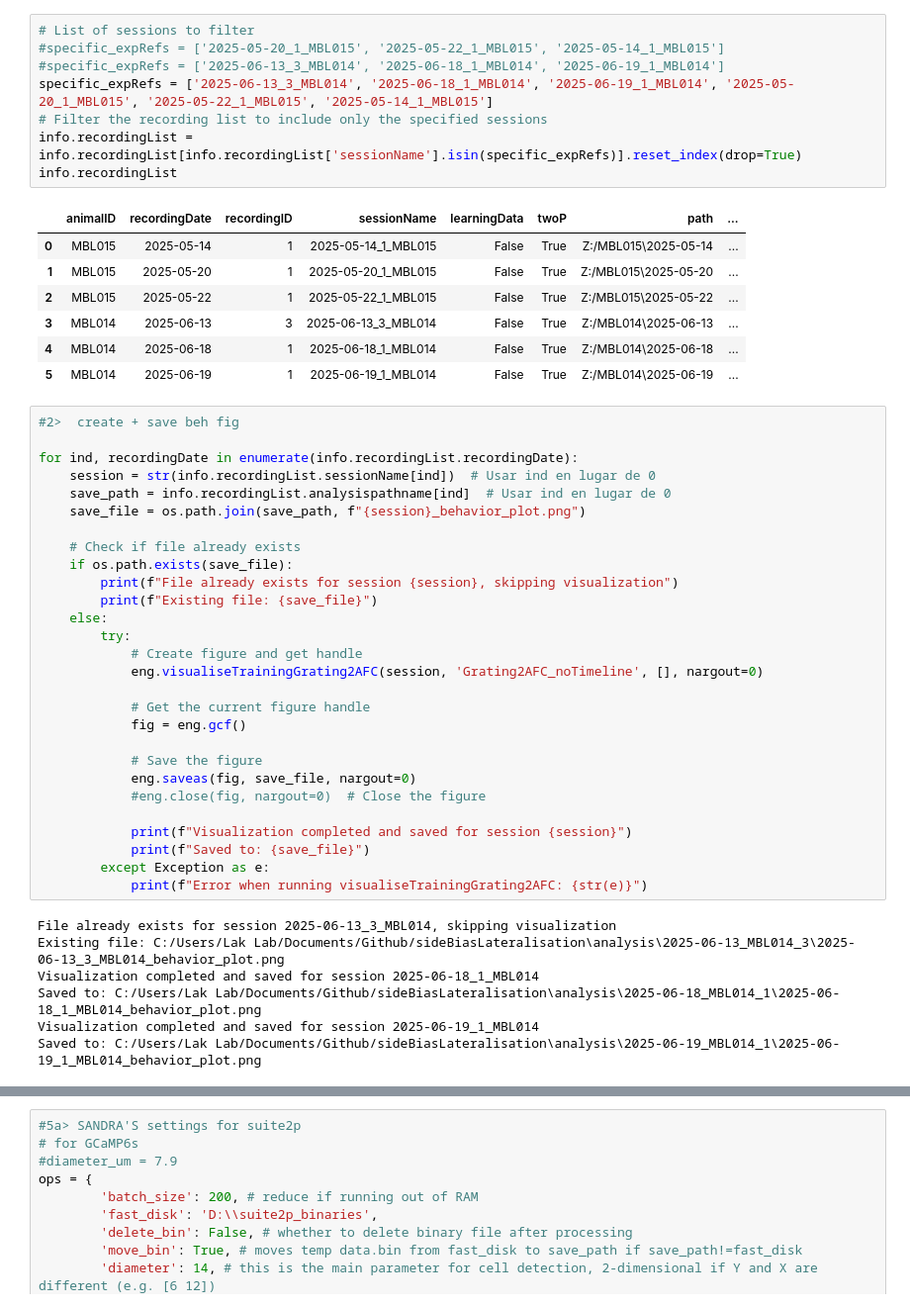
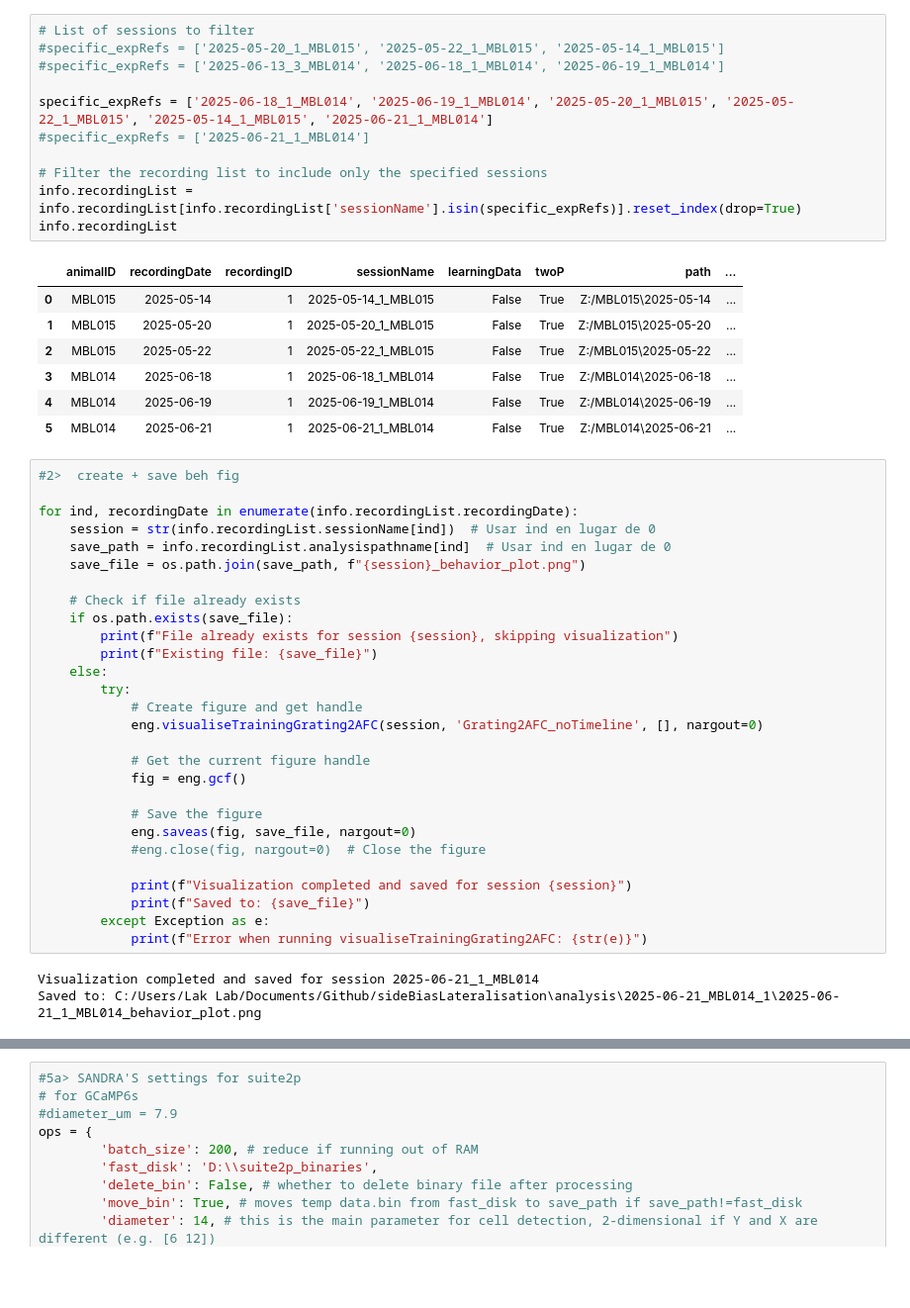
Before and after one commit to huriyeatg/sideBiasLateralisation, a Jupyter notebook: sideBiasLateralisation_preprocessing.ipynb, the cells around one changed output, grey strips where cells are left out. Shown: that part at 99% size. Cells and saved outputs as stored; diff of their text form; blank space fills up the shorter version.

```diff
--- a/sideBiasLateralisation_preprocessing.ipynb
+++ b/sideBiasLateralisation_preprocessing.ipynb
@@ -50,19 +50,22 @@ Matlab engine is set correctly.
 # %%
 # List of sessions to filter
 #specific_expRefs = ['2025-05-20_1_MBL015', '2025-05-22_1_MBL015', '2025-05-14_1_MBL015']
 #specific_expRefs = ['2025-06-13_3_MBL014', '2025-06-18_1_MBL014', '2025-06-19_1_MBL014']
-specific_expRefs = ['2025-06-13_3_MBL014', '2025-06-18_1_MBL014', '2025-06-19_1_MBL014', '2025-05-20_1_MBL015', '2025-05-22_1_MBL015', '2025-05-14_1_MBL015']
+
+specific_expRefs = ['2025-06-18_1_MBL014', '2025-06-19_1_MBL014', '2025-05-20_1_MBL015', '2025-05-22_1_MBL015', '2025-05-14_1_MBL015', '2025-06-21_1_MBL014']
+#specific_expRefs = ['2025-06-21_1_MBL014']
+
 # Filter the recording list to include only the specified sessions
 info.recordingList = info.recordingList[info.recordingList['sessionName'].isin(specific_expRefs)].reset_index(drop=True)
 info.recordingList
 # %% [output]
 |  | animalID | recordingDate | recordingID | sessionName | learningData | twoP | path | ... |
 | 0 | MBL015 | 2025-05-14 | 1 | 2025-05-14_1_MBL015 | False | True | Z:/MBL015\2025-05-14 | ... |
 | 1 | MBL015 | 2025-05-20 | 1 | 2025-05-20_1_MBL015 | False | True | Z:/MBL015\2025-05-20 | ... |
 | 2 | MBL015 | 2025-05-22 | 1 | 2025-05-22_1_MBL015 | False | True | Z:/MBL015\2025-05-22 | ... |
-| 3 | MBL014 | 2025-06-13 | 3 | 2025-06-13_3_MBL014 | False | True | Z:/MBL014\2025-06-13 | ... |
-| 4 | MBL014 | 2025-06-18 | 1 | 2025-06-18_1_MBL014 | False | True | Z:/MBL014\2025-06-18 | ... |
-| 5 | MBL014 | 2025-06-19 | 1 | 2025-06-19_1_MBL014 | False | True | Z:/MBL014\2025-06-19 | ... |
+| 3 | MBL014 | 2025-06-18 | 1 | 2025-06-18_1_MBL014 | False | True | Z:/MBL014\2025-06-18 | ... |
+| 4 | MBL014 | 2025-06-19 | 1 | 2025-06-19_1_MBL014 | False | True | Z:/MBL014\2025-06-19 | ... |
+| 5 | MBL014 | 2025-06-21 | 1 | 2025-06-21_1_MBL014 | False | True | Z:/MBL014\2025-06-21 | ... |
 # %%
 #2>  create + save beh fig
 
@@ -92,12 +95,8 @@ for ind, recordingDate in enumerate(info.recordingList.recordingDate):
         except Exception as e:
             print(f"Error when running visualiseTrainingGrating2AFC: {str(e)}")
 # %% [output]
-File already exists for session 2025-06-13_3_MBL014, skipping visualization
-Existing file: C:/Users/Lak Lab/Documents/Github/sideBiasLateralisation\analysis\2025-06-13_MBL014_3\2025-06-13_3_MBL014_behavior_plot.png
-Visualization completed and saved for session 2025-06-18_1_MBL014
-Saved to: C:/Users/Lak Lab/Documents/Github/sideBiasLateralisation\analysis\2025-06-18_MBL014_1\2025-06-18_1_MBL014_behavior_plot.png
-Visualization completed and saved for session 2025-06-19_1_MBL014
-Saved to: C:/Users/Lak Lab/Documents/Github/sideBiasLateralisation\analysis\2025-06-19_MBL014_1\2025-06-19_1_MBL014_behavior_plot.png
+Visualization completed and saved for session 2025-06-21_1_MBL014
+Saved to: C:/Users/Lak Lab/Documents/Github/sideBiasLateralisation\analysis\2025-06-21_MBL014_1\2025-06-21_1_MBL014_behavior_plot.png
 # %%
 #3> Extract PAQ data and create imaging frames file
 import sys
```
Also changed, not shown: parts of 6 cells of this notebook, 9 other files.
